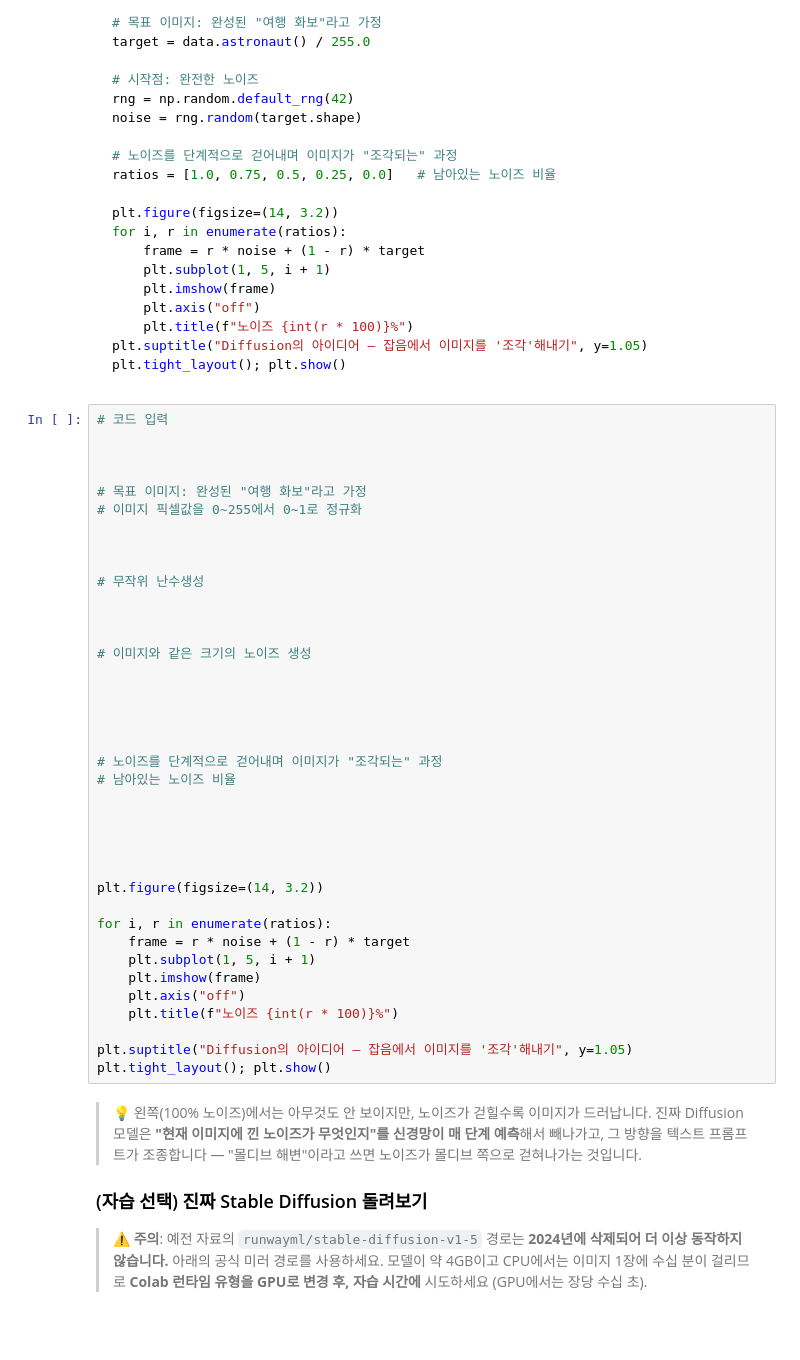
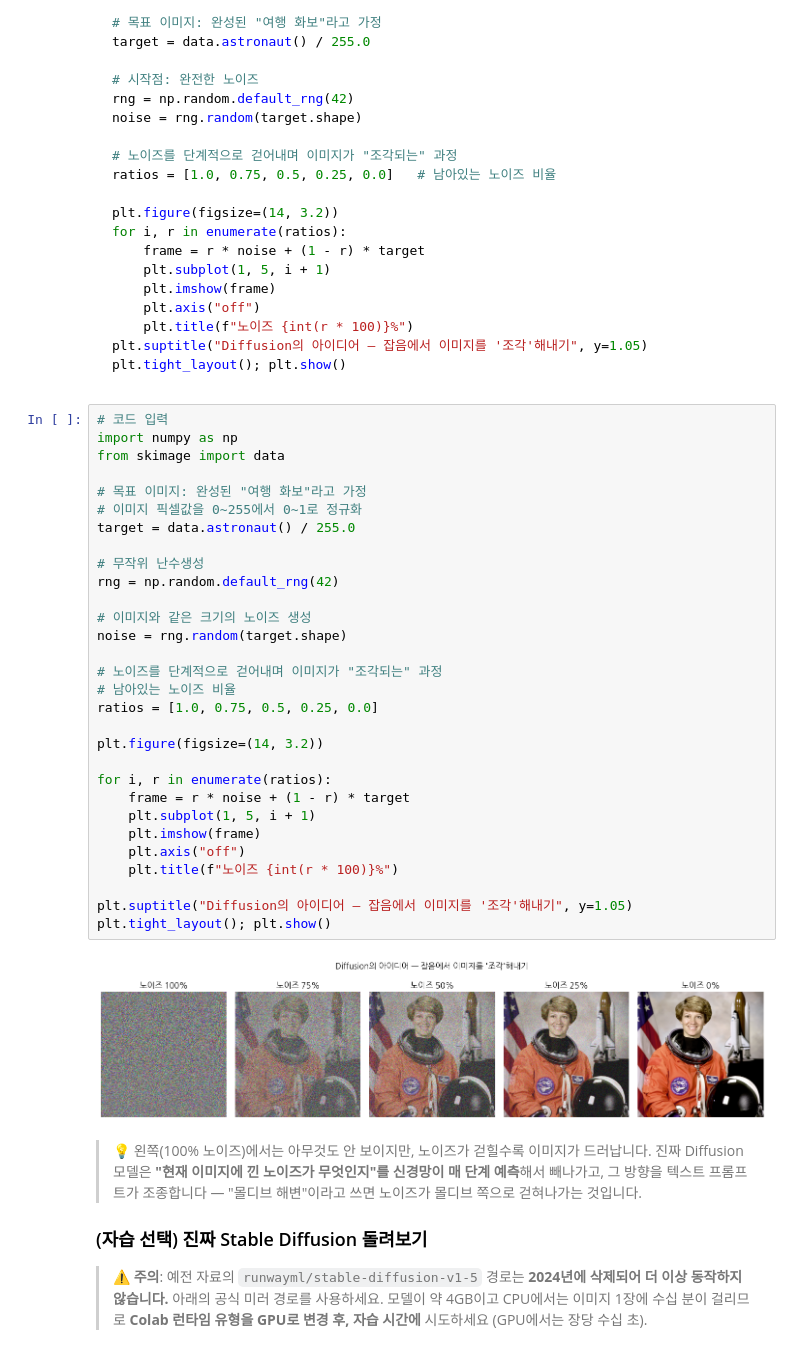
Before and after one commit to qnrPwjd/EST_AI_Challengers_Code, a Jupyter notebook: Week4(GenAI)/CH19_Multimodal_Agent.ipynb, the cells around one changed output. Cells and saved outputs as stored; diff of their text form; folded sections open; blank space fills up the shorter version.

```diff
--- a/Week4(GenAI)/CH19_Multimodal_Agent.ipynb
+++ b/Week4(GenAI)/CH19_Multimodal_Agent.ipynb
@@ -433,42 +471,36 @@ plt.tight_layout(); plt.show()
 </details>
 # %%
 # 코드 입력
-
-
+import numpy as np
+from skimage import data
 
 # 목표 이미지: 완성된 "여행 화보"라고 가정
 # 이미지 픽셀값을 0~255에서 0~1로 정규화
-
-
+target = data.astronaut() / 255.0
 
 # 무작위 난수생성
-
-
+rng = np.random.default_rng(42)
 
 # 이미지와 같은 크기의 노이즈 생성
-
-
-
-
+noise = rng.random(target.shape)
 
 # 노이즈를 단계적으로 걷어내며 이미지가 "조각되는" 과정
 # 남아있는 노이즈 비율
-
-
-
-
+ratios = [1.0, 0.75, 0.5, 0.25, 0.0]
 
 plt.figure(figsize=(14, 3.2))
 
 for i, r in enumerate(ratios):
     frame = r * noise + (1 - r) * target
     plt.subplot(1, 5, i + 1)
     plt.imshow(frame)
     plt.axis("off")
     plt.title(f"노이즈 {int(r * 100)}%")
 
 plt.suptitle("Diffusion의 아이디어 — 잡음에서 이미지를 '조각'해내기", y=1.05)
 plt.tight_layout(); plt.show()
+# %% [output]
+[figure, added]
 # %% [markdown]
 > 💡 왼쪽(100% 노이즈)에서는 아무것도 안 보이지만, 노이즈가 걷힐수록 이미지가 드러납니다. 진짜 Diffusion 모델은 **"현재 이미지에 낀 노이즈가 무엇인지"를 신경망이 매 단계 예측**해서 빼나가고, 그 방향을 텍스트 프롬프트가 조종합니다 — "몰디브 해변"이라고 쓰면 노이즈가 몰디브 쪽으로 걷혀나가는 것입니다.
 
```
Also changed, not shown: parts of 20 cells of this notebook.
